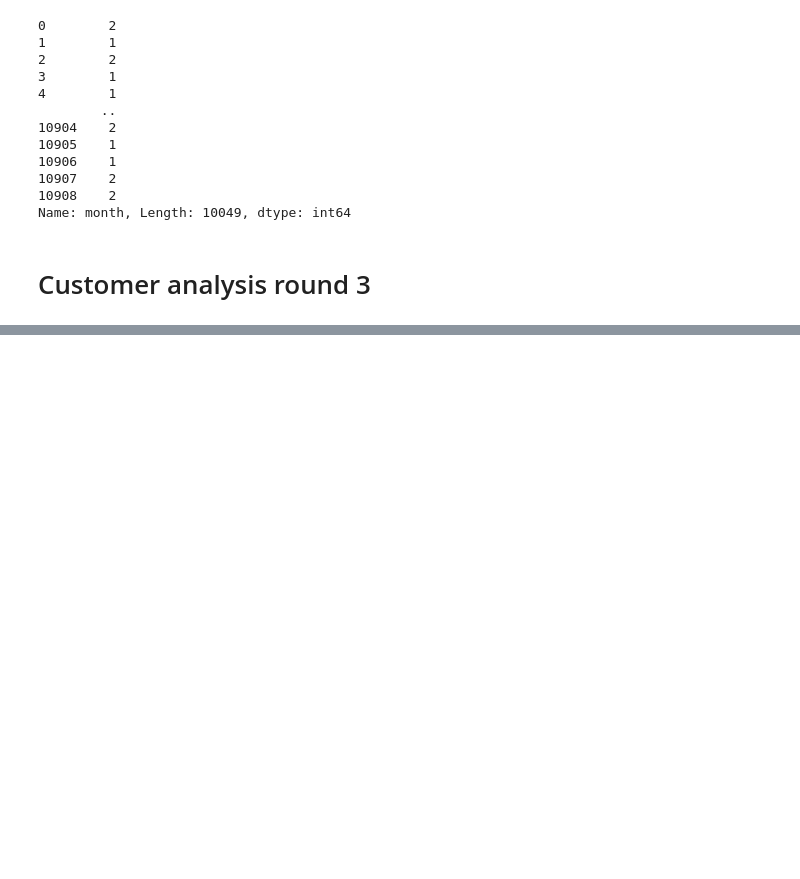
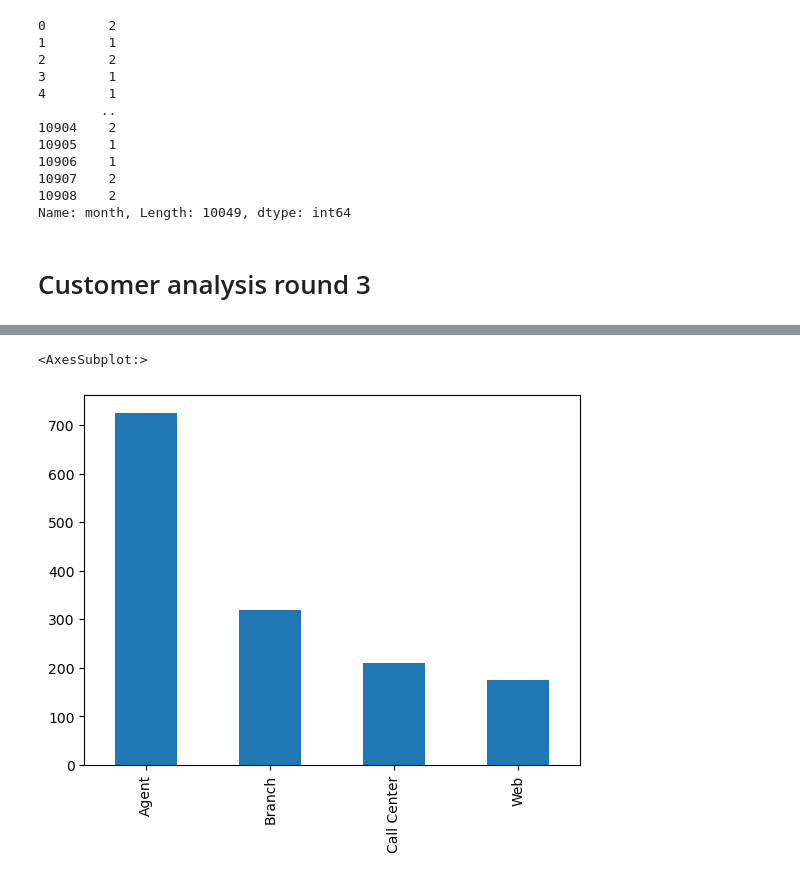
Before and after one commit to enrgavgut/lab-customer-analysis-round-2, a Jupyter notebook: files_for_lab/csv_files/Lab 2&3.ipynb, the cells around one changed output, grey strips where cells are left out. Drawn from its saved outputs; the diff is of its cells as text; code cells hidden in the pictures; blank space fills up the shorter version.

```diff
--- a/files_for_lab/csv_files/Lab 2&3.ipynb
+++ b/files_for_lab/csv_files/Lab 2&3.ipynb
@@ -155,0 +224,9 @@ Name: month, Length: 10049, dtype: int64
+# %%
+# Show a plot of the response rate by the sales channel
+
+filtered_response_yes = data_mca[(data_mca['response']=='Yes')] # We are going to create a variable with the filtered yes responses
+
+filtered_response_yes['sales_channel'].value_counts().plot(kind='bar') # We take the filtered data with total yes responses and show it by sale channel
+# %% [output]
+<AxesSubplot:>
+[figure, added]
```
Also changed, not shown: parts of 6 cells of this notebook.
